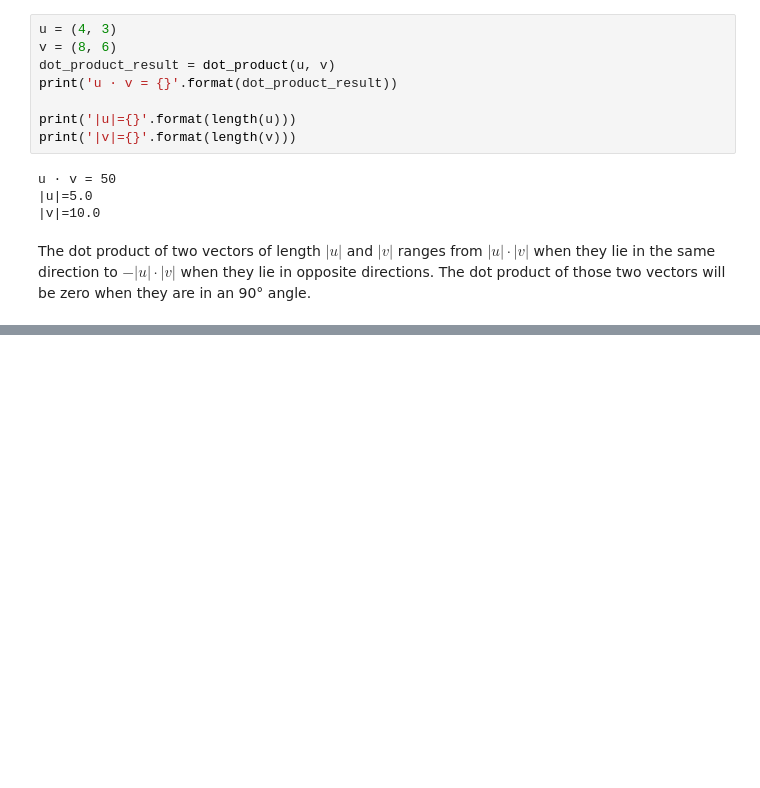
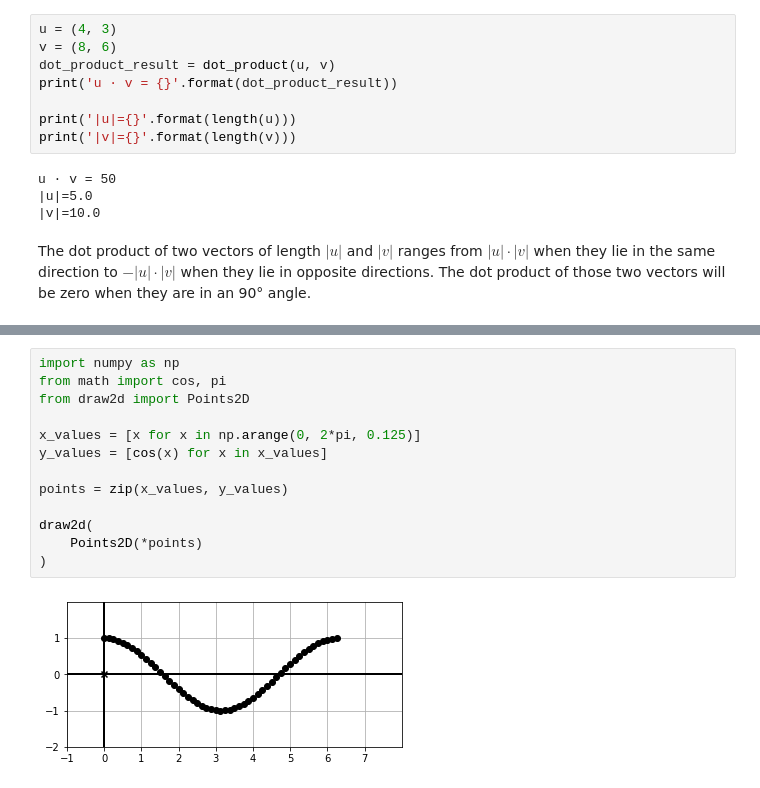
Before and after one commit to sergiofgonzalez/math-workbench, a Jupyter notebook: 02-the-3d-space/01-the-3d-space-notebook/vectors-in-3d.ipynb, the cells around one changed output, grey strips where cells are left out. Drawn from its saved outputs; the diff is of its cells as text; blank space fills up the shorter version.

```diff
--- a/02-the-3d-space/01-the-3d-space-notebook/vectors-in-3d.ipynb
+++ b/02-the-3d-space/01-the-3d-space-notebook/vectors-in-3d.ipynb
@@ -507,0 +514,15 @@ The dot product of those two vectors will be zero when they are in an 90° angle
+# %%
+import numpy as np
+from math import cos, pi
+from draw2d import Points2D
+
+x_values = [x for x in np.arange(0, 2*pi, 0.125)]
+y_values = [cos(x) for x in x_values]
+
+points = zip(x_values, y_values)
+
+draw2d(
+    Points2D(*points)
+)
+# %% [output]
+[figure, added]
```
Also changed, not shown: parts of 9 cells of this notebook, 1 other file.
